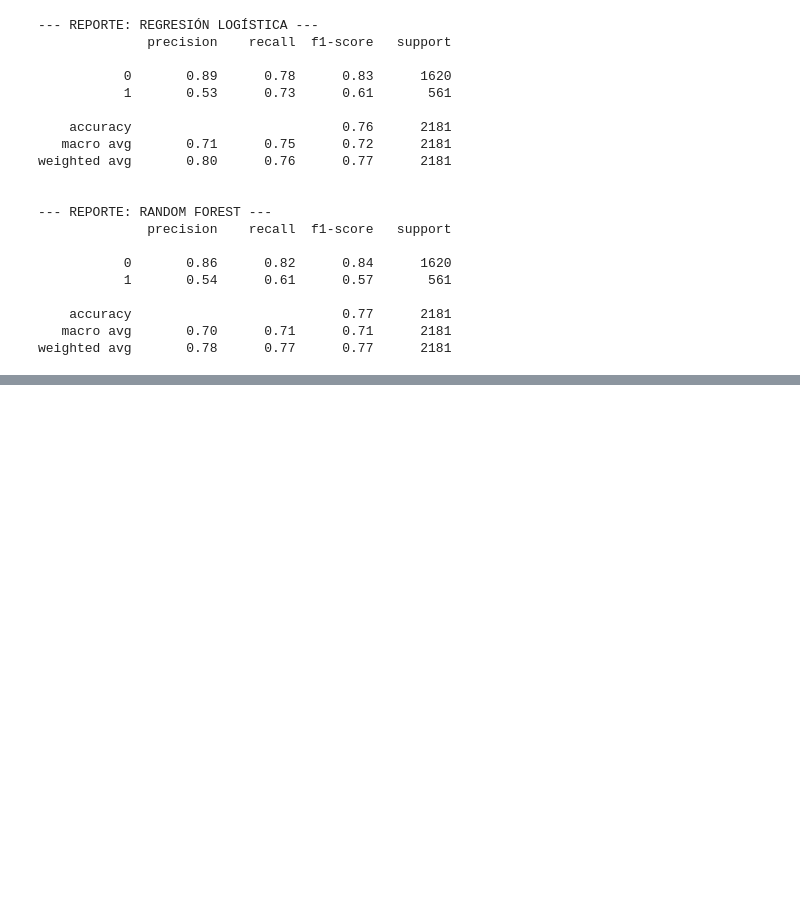
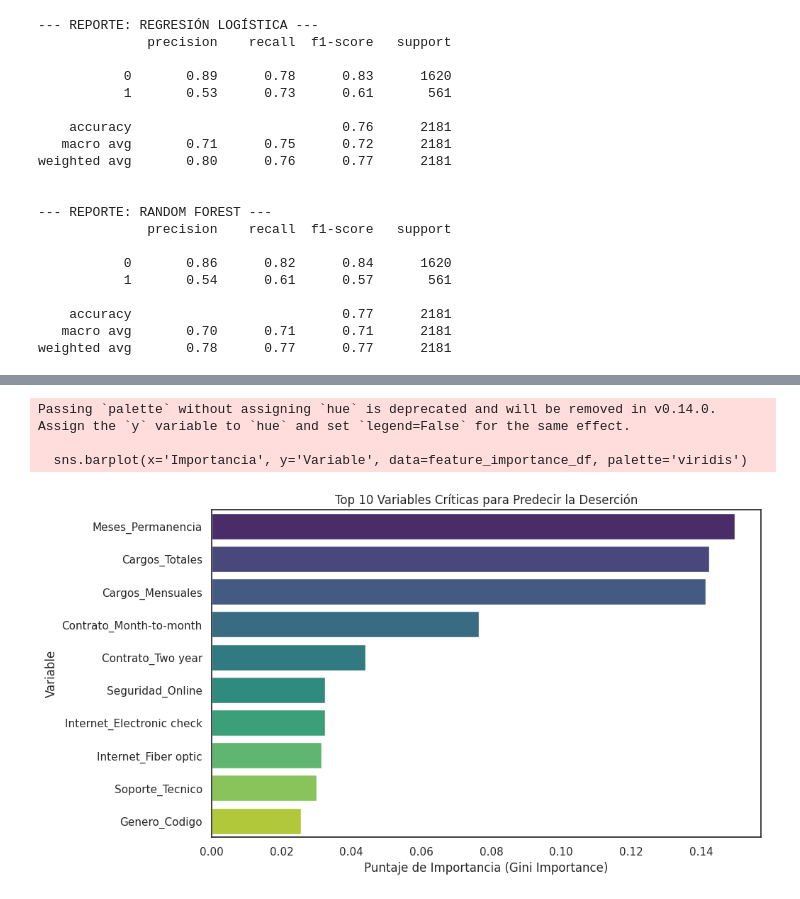
Before and after one commit to lstredel/hallenge-Telecom-X-Parte2, a Jupyter notebook: Challenge_TelecomX.ipynb, the cells around one changed output, grey strips where cells are left out. Drawn from its saved outputs; the diff is of its cells as text; code cells hidden in the pictures; blank space fills up the shorter version.

```diff
--- a/Challenge_TelecomX.ipynb
+++ b/Challenge_TelecomX.ipynb
@@ -2362,0 +2342,25 @@ weighted avg       0.80      0.76      0.77      2181
+# %%
+import pandas as pd
+import matplotlib.pyplot as plt
+import seaborn as sns
+
+# 1. Extraemos las importancias del modelo Random Forest
+importancias = rf_model.feature_importances_
+columnas = X.columns
+
+# 2. Creamos un DataFrame para organizar los datos
+feature_importance_df = pd.DataFrame({'Variable': columnas, 'Importancia': importancias})
+feature_importance_df = feature_importance_df.sort_values(by='Importancia', ascending=False).head(10)
+
+# 3. Graficamos
+plt.figure(figsize=(10, 6))
+sns.barplot(x='Importancia', y='Variable', data=feature_importance_df, palette='viridis')
+plt.title('Top 10 Variables Críticas para Predecir la Deserción')
+plt.xlabel('Puntaje de Importancia (Gini Importance)')
+plt.ylabel('Variable')
+plt.show()
+# %% [output]
+Passing `palette` without assigning `hue` is deprecated and will be removed in v0.14.0. Assign the `y` variable to `hue` and set `legend=False` for the same effect.
+
+  sns.barplot(x='Importancia', y='Variable', data=feature_importance_df, palette='viridis')
+[figure, added]
```
Also changed, not shown: parts of 10 cells of this notebook.
